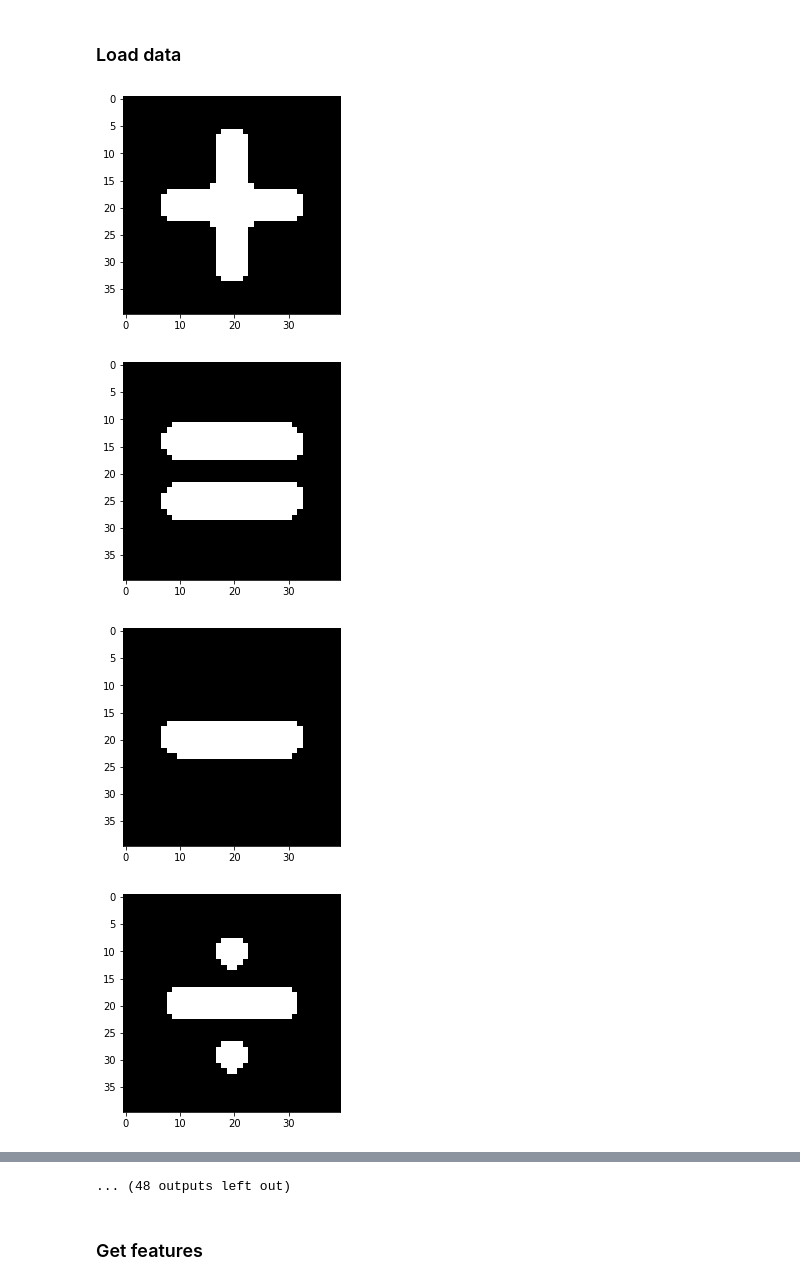
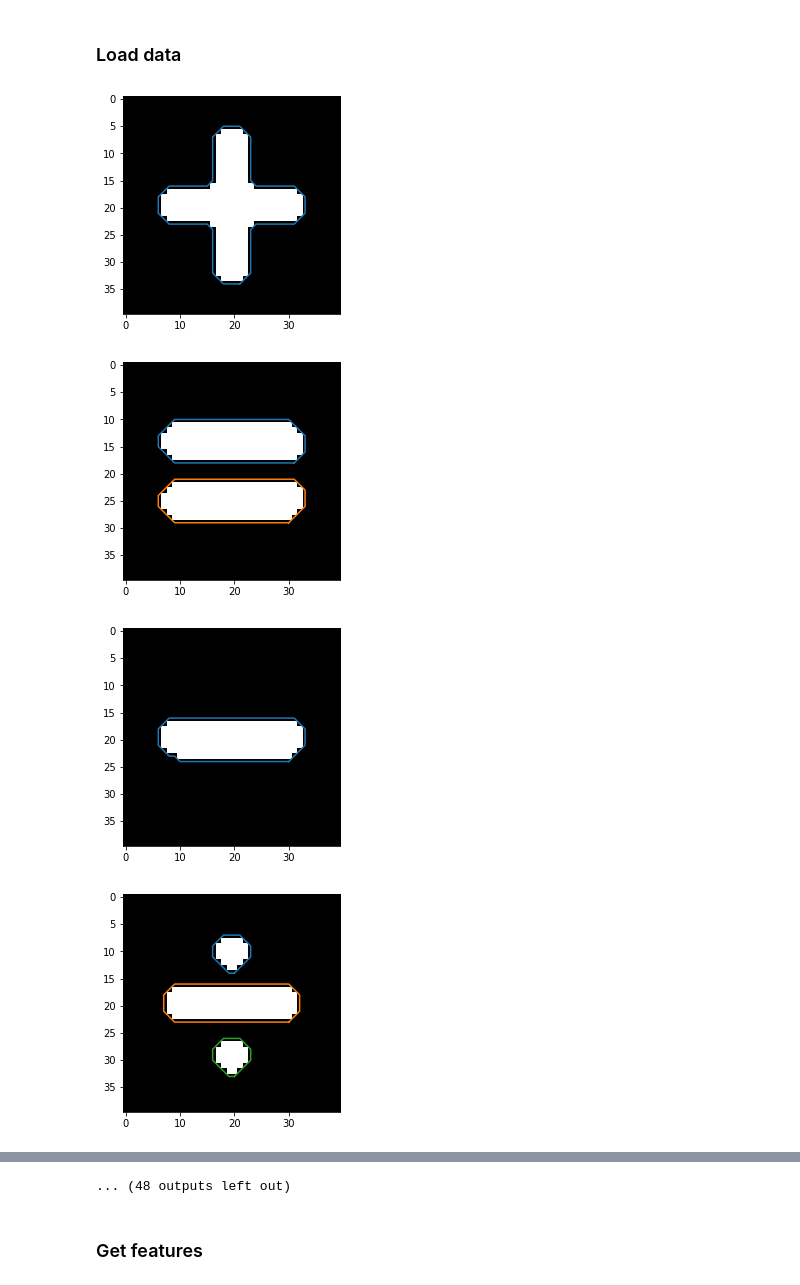
Before and after one commit to sebemery/Iapr2020, a Jupyter notebook: Project/operator_classifier.ipynb, the cells around one changed output, grey strips where cells are left out. Saved outputs shown, nothing was run; the diff lists cells and outputs as text; code cells hidden in the pictures.

```diff
--- a/Project/operator_classifier.ipynb
+++ b/Project/operator_classifier.ipynb
@@ -28,11 +30,14 @@ def rotate_operators(operators, nb_rotations) :
         operators_rotated = np.empty((1,5,40,40))
         for idx,op in enumerate(operators[0]) :
             # rotate operators with bi-cubic interpolation
-            operators_rotated[0,idx] = rotate(op,a,order =3)
+            operators_rotated[0,idx] = rotate(op,a,order =5)
             # binarize the resulting rotated opearators
             thresh = threshold_otsu(operators_rotated[0,idx])
             operators_rotated[0,idx] = operators_rotated[0,idx]>thresh
             operators_rotated[0,idx] = operators_rotated[0,idx].astype(float)
+            #operators_rotated[0,idx] = gaussian(operators_rotated[0,idx],sigma=0.5)
+            #operators_rotated[0,idx] = operators_rotated[0,idx]>0.2
+
         # concatenate the five operators rotated by a certain angle to the array
         operators = np.concatenate([operators,operators_rotated],axis=0)
     return operators
@@ -74,10 +79,17 @@ operators = load_data(rotate=True)
 # %%
 for n in range(operators.shape[0]) :
     for idx,op in enumerate(operators[n]) :
         plt.figure()
         plt.imshow(op,cmap='gray')
+        contour1 = find_contours(op,0.2)
+        plt.plot(contour1[0][:,1],contour1[0][:,0])
+        if (len(contour1 )== 2) :
+            plt.plot(contour1[1][:,1],contour1[1][:,0])
+        if (len(contour1 )== 3) :
+            plt.plot(contour1[1][:,1],contour1[1][:,0])
+            plt.plot(contour1[2][:,1],contour1[2][:,0])
 # %% [output]
-[figure, old version]
+[figure, new version]
-[figure, old version]
+[figure, new version]
-[figure, old version]
+[figure, new version]
-[figure, old version]
+[figure, new version]
```
Also changed, not shown: parts of 19 cells of this notebook, 15 other files.
